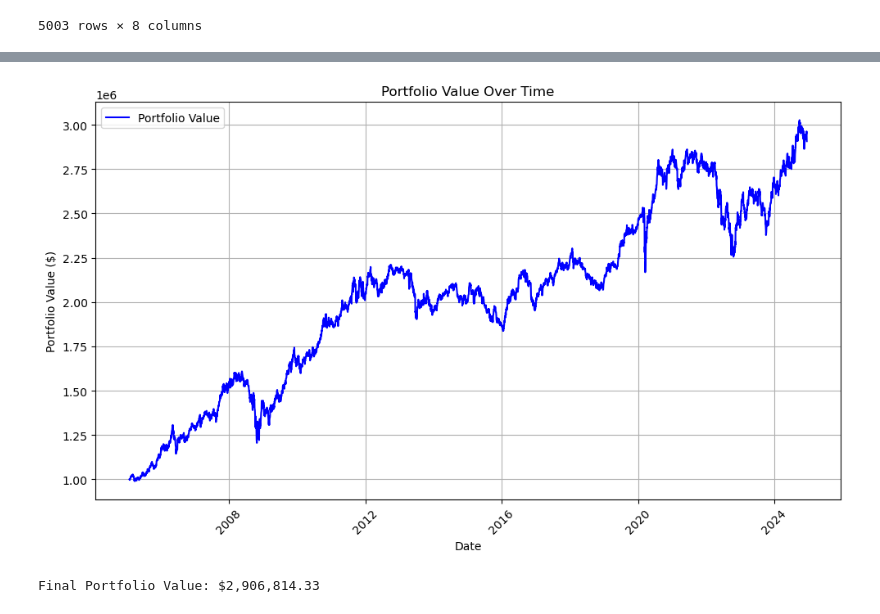
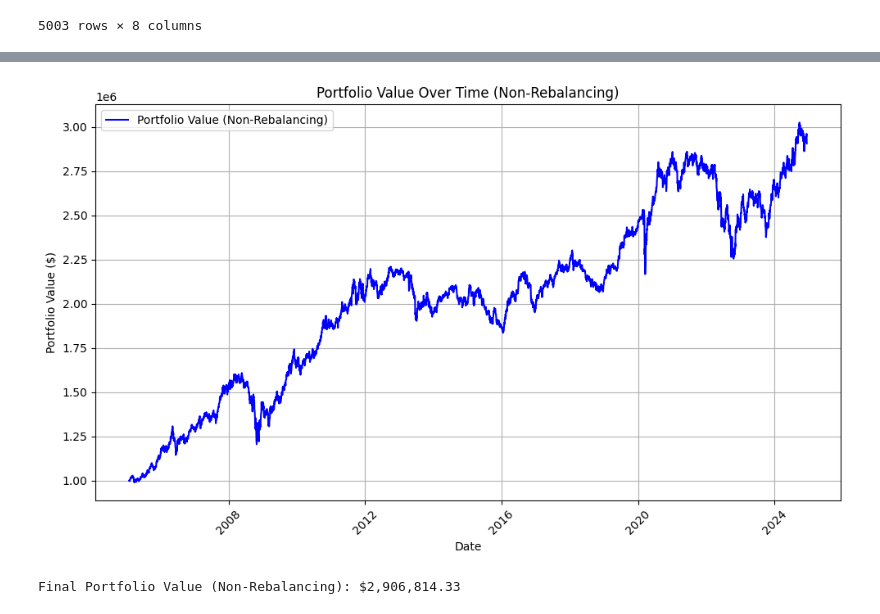
Before and after one commit to plaishev/asset_mgmt_seminar, a Jupyter notebook: 1_over_N.ipynb, the cells around one changed output, grey strips where cells are left out. Drawn from its saved outputs; the diff is of its cells as text; code cells hidden in the pictures.

```diff
--- a/1_over_N.ipynb
+++ b/1_over_N.ipynb
@@ -171,24 +75,48 @@ Length: 5003, dtype: float64
 # %%
+#### 1/n Portfolio Construction Non-Rebalancing ####
+
+weights = {
+    'Japan': 1/15,
+    'T-Bills_7_10': 1/6,
+    'T-Bills_20': 1/6,
+    'APACxJapan': 1/15,
+    'Europe': 1/15,
+    'LatAm': 1/15,
+    'US': 1/15,
+    'Gold': 1/3,
+}
+
+# Convert weights to a Series for alignment
+weights_series = pd.Series(weights)
+
+# Calculate daily portfolio returns
+portfolio_return = (returns[weights_series.index] * weights_series).sum(axis=1)
+
+# Calculate cumulative return
+cumulative_return = (1 + portfolio_return).cumprod() - 1
+
 # Initial investment
-initial_investment = 1000000  # 1 million
+initial_investment_non_rebalancing = 1_000_000  # $1 million
 
-# Calculate portfolio value over time
-portfolio_value = initial_investment * (1 + cumulative_return)
+# Calculate portfolio value over time (non-rebalanced)
+portfolio_value_non_rebalancing = initial_investment_non_rebalancing * (1 + cumulative_return)
 
 # Plot the portfolio value
 plt.figure(figsize=(10, 6))
-plt.plot(portfolio_value, label='Portfolio Value', color='blue')
-plt.title('Portfolio Value Over Time')
+plt.plot(portfolio_value_non_rebalancing, label='Portfolio Value (Non-Rebalancing)', color='blue')
+plt.title('Portfolio Value Over Time (Non-Rebalancing)')
 plt.xlabel('Date')
 plt.ylabel('Portfolio Value ($)')
 plt.legend()
 plt.grid(True)
 plt.xticks(rotation=45)
 plt.tight_layout()
 plt.show()
 
-print(f"Final Portfolio Value: ${portfolio_value.iloc[-1]:,.2f}")
+# Print final portfolio value
+final_value_non_rebalancing = portfolio_value_non_rebalancing.iloc[-1]
+print(f"Final Portfolio Value (Non-Rebalancing): ${final_value_non_rebalancing:,.2f}")
 # %% [output]
-[figure, old version]
+[figure, new version]
-Final Portfolio Value: $2,906,814.33
+Final Portfolio Value (Non-Rebalancing): $2,906,814.33
 # %%
```
Also changed, not shown: parts of 10 cells of this notebook.
